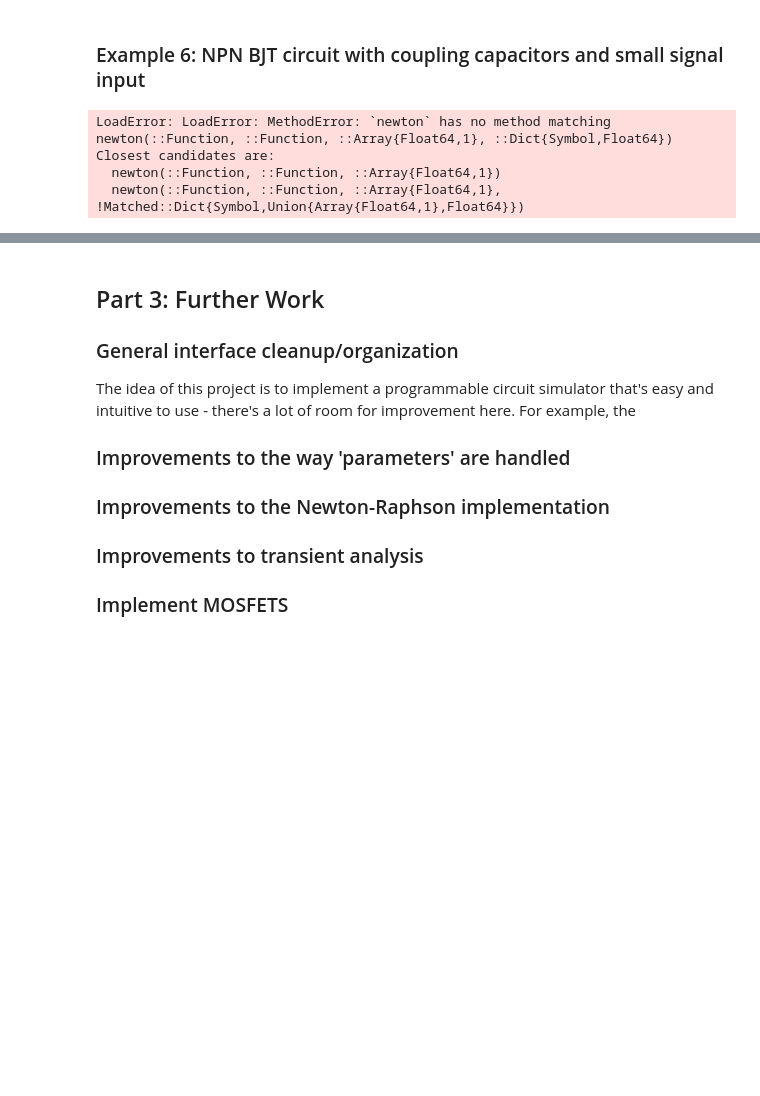
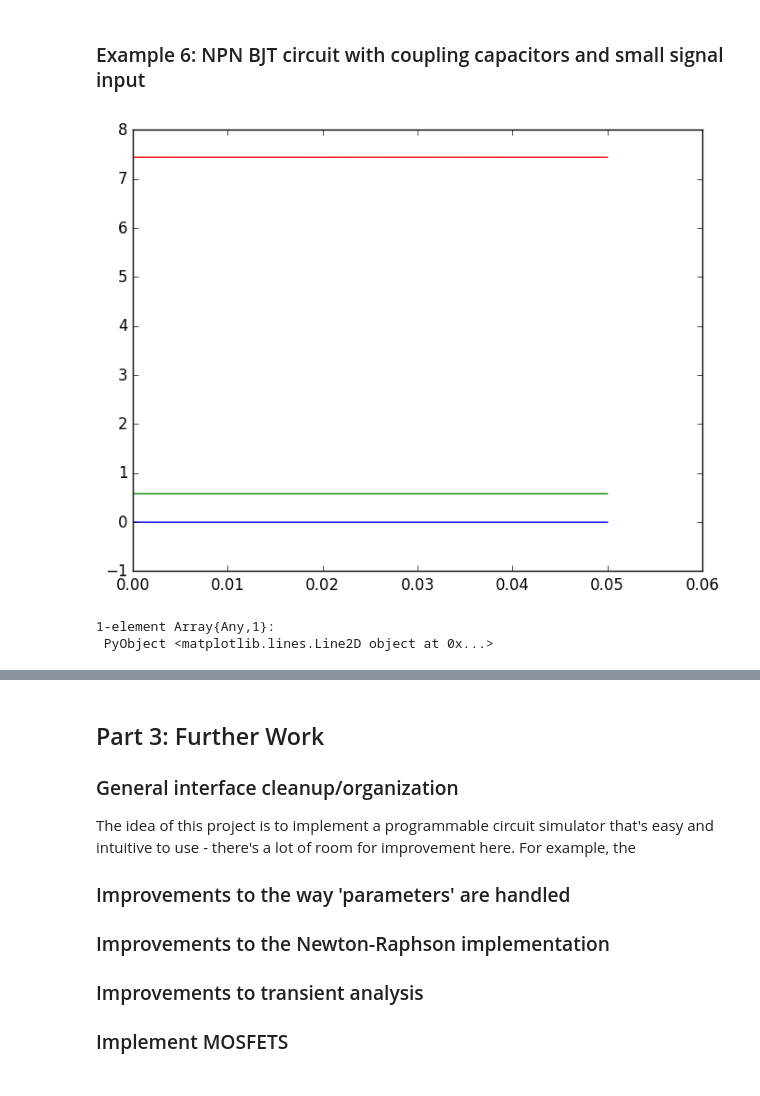
Before and after one commit to mridsole/SimpleCircuits.jl, a Jupyter notebook: MATH3976 Project - Rapisarda 440429320.ipynb, the cells around one changed output, grey strips where cells are left out. Drawn from its saved outputs; the diff is of its cells as text; code cells hidden in the pictures; blank space fills up the shorter version.

```diff
--- a/MATH3976 Project - Rapisarda 440429320.ipynb
+++ b/MATH3976 Project - Rapisarda 440429320.ipynb
@@ -309,23 +303,21 @@ connect!(circ, vin.pLow, circ.gnd)
 # %%
 f = 200.
 vin.V = :(0.00001*sin(2π*$(f)*t))
 
-cc_in.C = 1e-6
+cc_in.C = 1.
 
 # run transient analysis
-trange = 0.:0.000004:0.15
-cop_trans = trans(circ, trange)
+trange = 0.:0.000004:0.05
+cop_trans = trans_exp(circ, trange)
 
-# this is obviously not correct
 #plot(trange, cop_trans[rl.p1])
 plot(trange, cop_trans[vin.pHigh])
 plot(trange, cop_trans[q1.pB])
-#plot(trange, cop_trans[q1.pC])
+plot(trange, cop_trans[q1.pC]);
 
-# my GUESS is that this is happening because we've provided the initial time derivative as the zero vector
-# but this is not necessarily true
+# the result is obviously not correct - the Sundials IDA solver is failing here
+# i can't figure out a way to get it to take into account my Jacobian
 # %% [output]
+[figure, added]
-LoadError: LoadError: MethodError: `newton` has no method matching newton(::Function, ::Function, ::Array{Float64,1}, ::Dict{Symbol,Float64})
-Closest candidates are:
-  newton(::Function, ::Function, ::Array{Float64,1})
-  newton(::Function, ::Function, ::Array{Float64,1}, !Matched::Dict{Symbol,Union{Array{Float64,1},Float64}})
+1-element Array{Any,1}:
+ PyObject <matplotlib.lines.Line2D object at 0x...>
```
Also changed, not shown: parts of 17 cells of this notebook, 4 other files.
